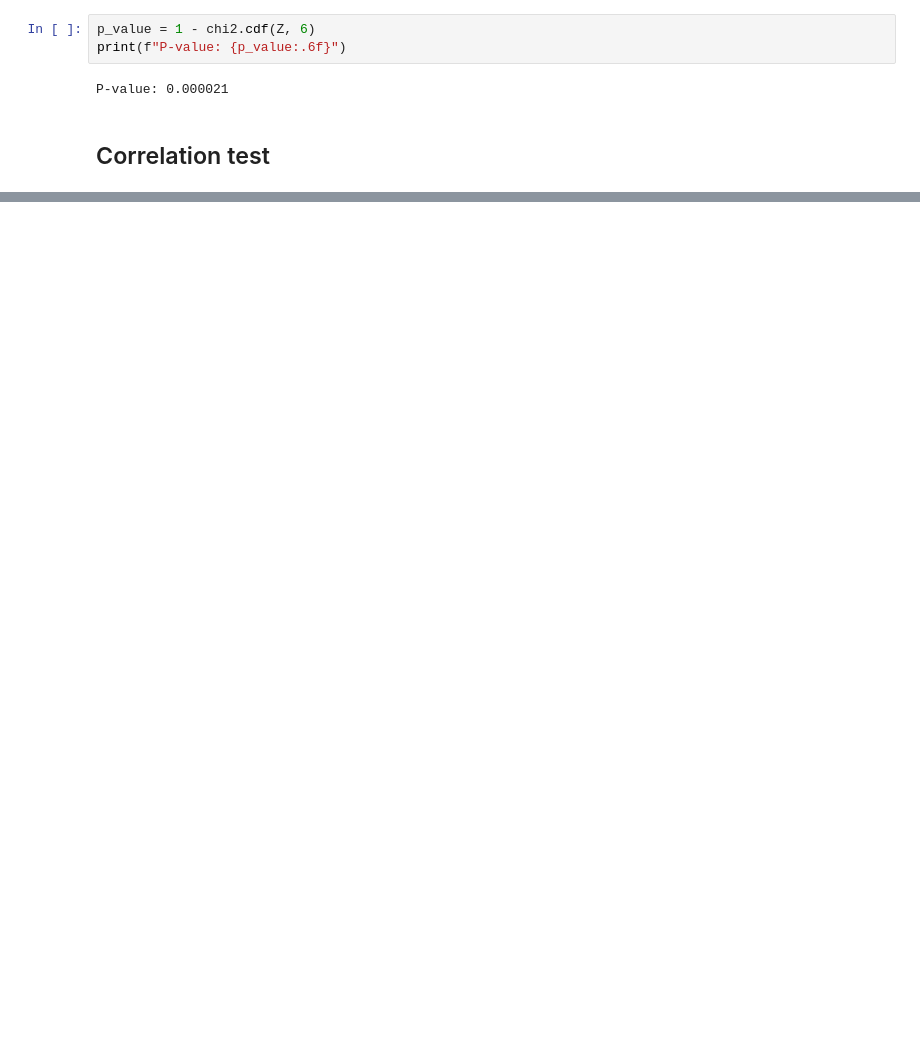
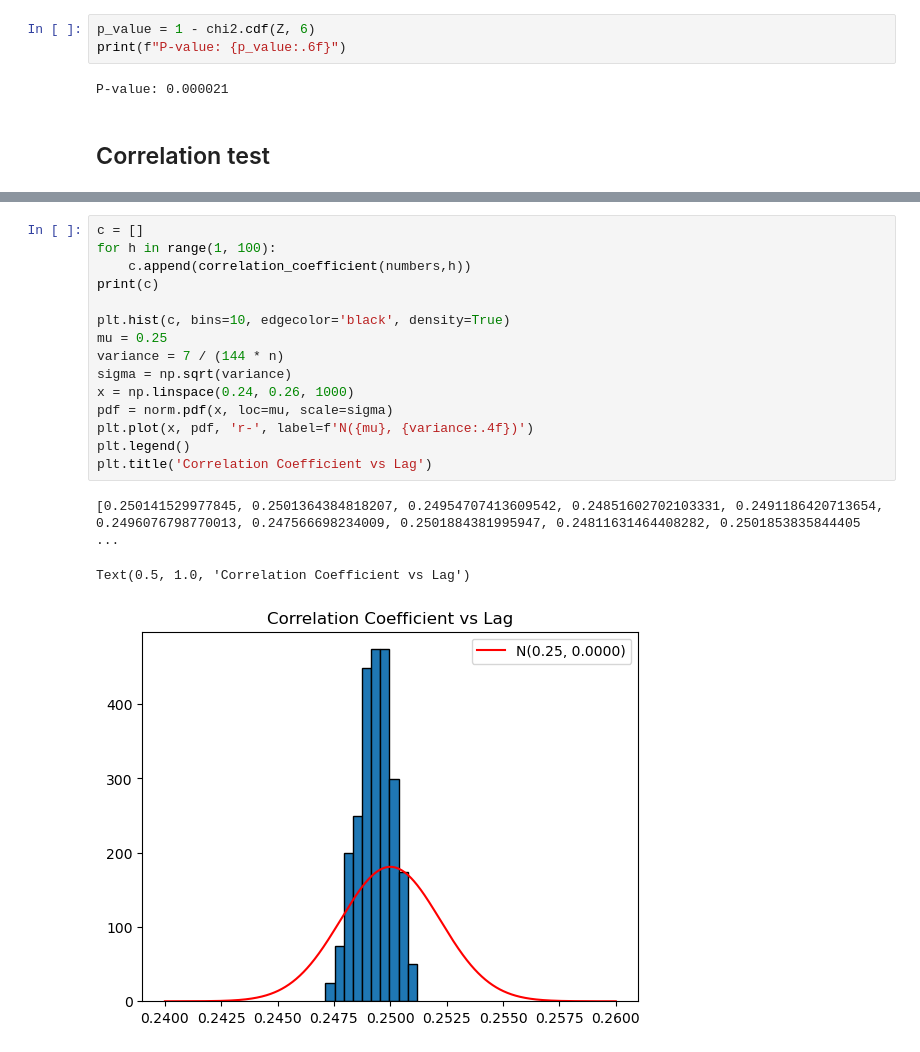
Before and after one commit to oliboli9/stochastic-simulation, a Jupyter notebook: exercises/1-GeneratingRandomNumbers.ipynb, the cells around one changed output, grey strips where cells are left out. Saved outputs shown, nothing was run; the diff lists cells and outputs as text; blank space fills up the shorter version.

```diff
--- a/exercises/1-GeneratingRandomNumbers.ipynb
+++ b/exercises/1-GeneratingRandomNumbers.ipynb
@@ -184,0 +218,19 @@ Text(0.5, 1.0, 'Correlation Coefficient vs Lag')
+# %%
+c = []
+for h in range(1, 100):
+    c.append(correlation_coefficient(numbers,h))
+print(c)
+
+plt.hist(c, bins=10, edgecolor='black', density=True)
+mu = 0.25
+variance = 7 / (144 * n)
+sigma = np.sqrt(variance)
+x = np.linspace(0.24, 0.26, 1000)
+pdf = norm.pdf(x, loc=mu, scale=sigma)
+plt.plot(x, pdf, 'r-', label=f'N({mu}, {variance:.4f})')
+plt.legend()
+plt.title('Correlation Coefficient vs Lag')
+# %% [output]
+[0.250141529977845, 0.2501364384818207, 0.24954707413609542, 0.24851602702103331, 0.2491186420713654, 0.2496076798770013, 0.247566698234009, 0.2501884381995947, 0.24811631464408282, 0.2501853835844405 ...
+Text(0.5, 1.0, 'Correlation Coefficient vs Lag')
+[figure, added]
```
Also changed, not shown: parts of 18 cells of this notebook.
